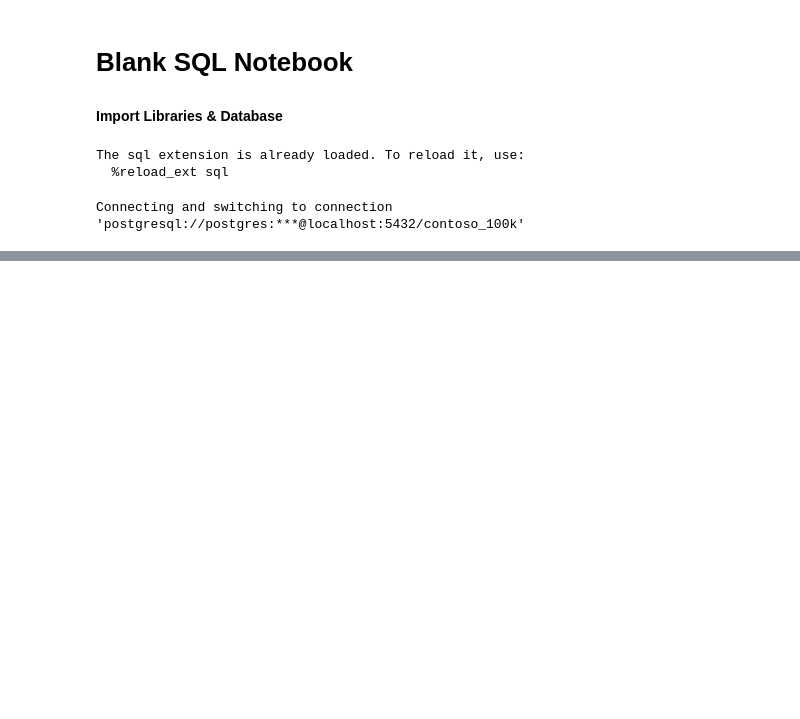
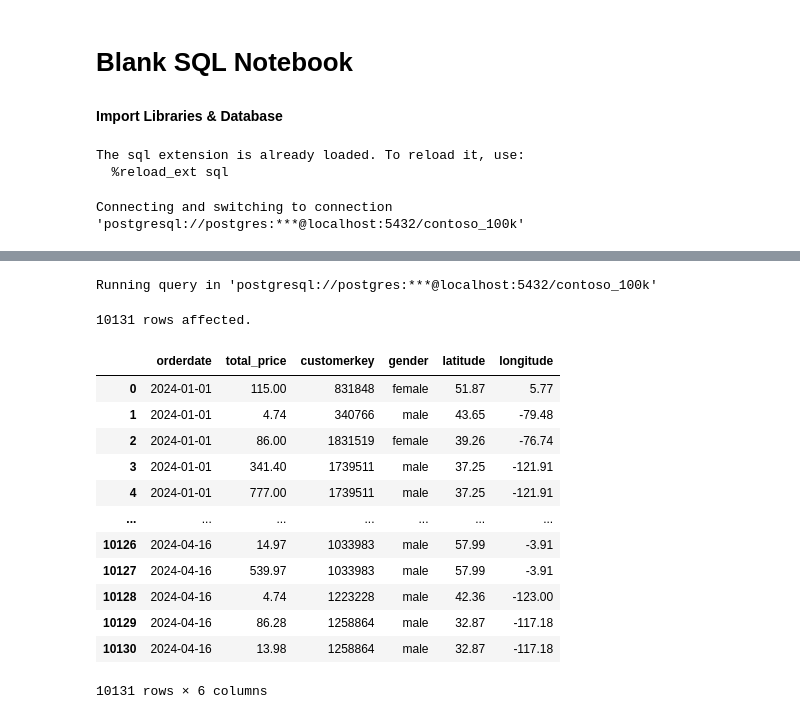
Before and after one commit to frank-hub/contoso_sql_analysis, a Jupyter notebook: Resources/Blank_SQL_Notebook.ipynb, the cells around one changed output, grey strips where cells are left out. Drawn from its saved outputs; the diff is of its cells as text; code cells hidden in the pictures; blank space fills up the shorter version.

```diff
--- a/Resources/Blank_SQL_Notebook.ipynb
+++ b/Resources/Blank_SQL_Notebook.ipynb
@@ -58,0 +76,28 @@ Connecting and switching to connection 'postgresql://postgres:***@localhost:5432
+# %%
+%%sql
+
+SELECT orderdate,
+  quantity * unitprice AS total_price,
+  c.customerkey,
+  c.gender,
+  c.latitude,
+  c.longitude
+FROM sales s
+LEFT JOIN customer c ON s.customerkey = c.customerkey
+WHERE orderdate::date BETWEEN '2024-01-01' AND '2024-04-30'
+# %% [output]
+Running query in 'postgresql://postgres:***@localhost:5432/contoso_100k'
+10131 rows affected.
+|  | orderdate | total_price | customerkey | gender | latitude | longitude |
+| 0 | 2024-01-01 | 115.00 | 831848 | female | 51.87 | 5.77 |
+| 1 | 2024-01-01 | 4.74 | 340766 | male | 43.65 | -79.48 |
+| 2 | 2024-01-01 | 86.00 | 1831519 | female | 39.26 | -76.74 |
+| 3 | 2024-01-01 | 341.40 | 1739511 | male | 37.25 | -121.91 |
+| 4 | 2024-01-01 | 777.00 | 1739511 | male | 37.25 | -121.91 |
+| ... | ... | ... | ... | ... | ... | ... |
+| 10126 | 2024-04-16 | 14.97 | 1033983 | male | 57.99 | -3.91 |
+| 10127 | 2024-04-16 | 539.97 | 1033983 | male | 57.99 | -3.91 |
+| 10128 | 2024-04-16 | 4.74 | 1223228 | male | 42.36 | -123.00 |
+| 10129 | 2024-04-16 | 86.28 | 1258864 | male | 32.87 | -117.18 |
+| 10130 | 2024-04-16 | 13.98 | 1258864 | male | 32.87 | -117.18 |
+10131 rows × 6 columns
```
Also changed, not shown: parts of 4 cells of this notebook.
